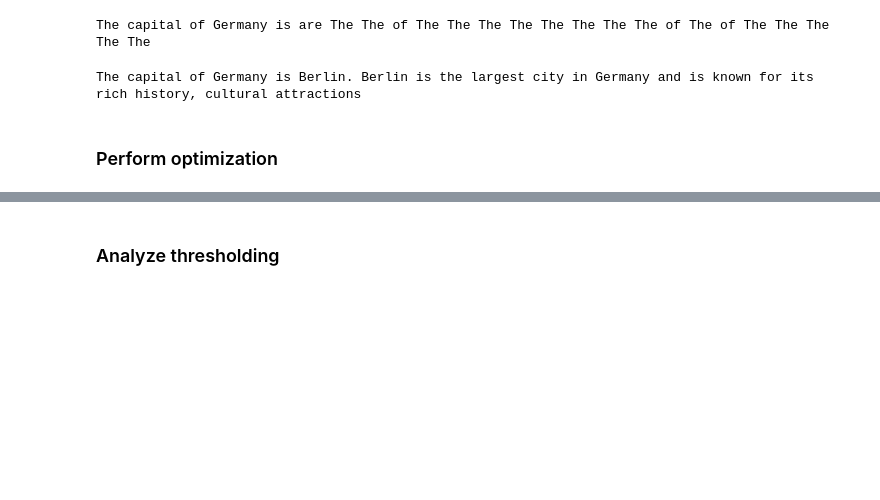
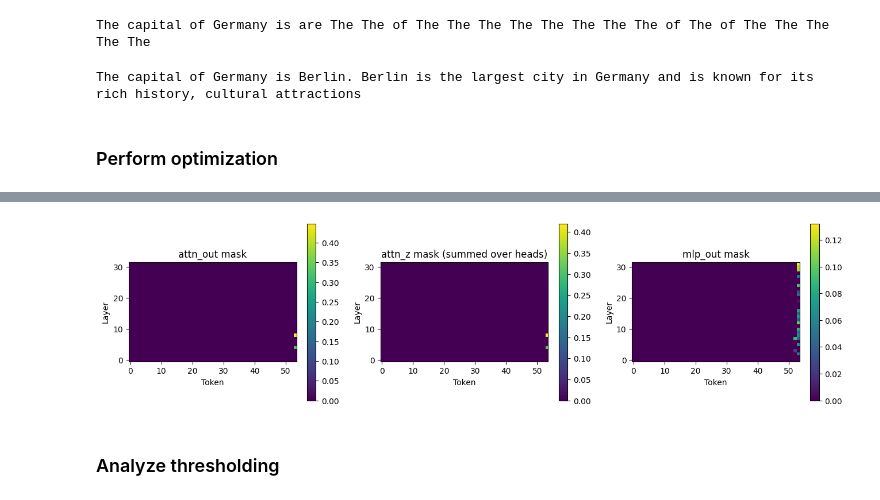
Before and after one commit to ed1d1a8d/prompt-injection-interp, a Jupyter notebook: notebooks/subnet-flow-proto.ipynb, the cells around one changed output, grey strips where cells are left out. Saved outputs shown, nothing was run; the diff lists cells and outputs as text; code cells hidden in the pictures; blank space fills up the shorter version.

```diff
--- a/notebooks/subnet-flow-proto.ipynb
+++ b/notebooks/subnet-flow-proto.ipynb
@@ -254,0 +244,16 @@ Rank 4. Logit: 19.03 Prob:  0.00% Tokens: ( 9517) |ennis|et|c|,|the|answer|
+# %%
+attn_mask = np.stack(
+    [mtf.masks[f"{i}_attn_out"].detach().cpu().numpy() for i in range(32)]
+)
+attn_z_mask = np.stack(
+    [mtf.masks[f"{i}_attn_z"].detach().cpu().numpy() for i in range(32)], axis=0
+)
+attn_pattern_mask = np.stack(
+    [mtf.masks[f"{i}_attn_pattern"].detach().cpu().numpy() for i in range(32)],
+)
+mlp_mask = np.stack(
+    [mtf.masks[f"{i}_mlp_out"].detach().cpu().numpy() for i in range(32)]
+)
+
+attn_z_mask *= (attn_mask > 0)[:, :, np.newaxis]
+attn_mask.shape, attn_z_mask.shape, attn_pattern_mask.shape, mlp_mask.shape
@@ -254,0 +262,62 @@ Rank 4. Logit: 19.03 Prob:  0.00% Tokens: ( 9517) |ennis|et|c|,|the|answer|
+# %%
+# Plot heatmap of attention mask
+tokenized_subprompt = "|".join(
+    mtf.tl_model.to_string(x)
+    for x in mtf.tl_model.to_tokens(prompt)[0, mtf.mask_start_idx :]
+)
+print(tokenized_subprompt)
+
+for layer_idx in range(32):
+    for token_idx in range(mtf.n_tokens):
+        for head_idx in range(mtf.tl_model.cfg.n_heads):
+            weight = attn_z_mask[layer_idx, token_idx, head_idx]
+            if weight > 0:
+                print(
+                    f"Layer {layer_idx},"
+                    f" head {head_idx},"
+                    f" token {token_idx}:"
+                    f" {weight=}"
+                )
+
+for layer_idx in range(32):
+    for head_idx in range(mtf.tl_model.cfg.n_heads):
+        for token_idx_q in range(mtf.n_tokens):
+            for token_idx_k in range(mtf.n_tokens):
+                weight = attn_pattern_mask[
+                    layer_idx, head_idx, token_idx_q, token_idx_k
+                ]
+                if weight > 0:
+                    print(
+                        f"Layer {layer_idx},"
+                        f" head {head_idx},"
+                        f" token_q {token_idx_q},"
+                        f" token_k {token_idx_k}:"
+                        f" {weight=}"
+                    )
+
+plt.figure(figsize=(16, 4))
+# plt.suptitle(tokenized_subprompt)
+
+plt.subplot(1, 3, 1)
+plt.imshow(attn_mask, origin="lower")
+plt.xlabel("Token")
+plt.ylabel("Layer")
+plt.colorbar()
+plt.title("attn_out mask")
+
+plt.subplot(1, 3, 2)
+plt.imshow(attn_z_mask.sum(axis=-1), origin="lower")
+plt.xlabel("Token")
+plt.ylabel("Layer")
+plt.colorbar()
+plt.title("attn_z mask (summed over heads)")
+
+plt.subplot(1, 3, 3)
+plt.imshow(mlp_mask, origin="lower")
+plt.xlabel("Token")
+plt.ylabel("Layer")
+plt.colorbar()
+plt.title("mlp_out mask")
+
+plt.show()
+# %% [output]
@@ -255,3 +333,4 @@ Rank 4. Logit: 19.03 Prob:  0.00% Tokens: ( 9517) |ennis|et|c|,|the|answer|
+[figure, added]
 # %% [markdown]
 ### Analyze thresholding
 # %%
```
Also changed, not shown: parts of 18 cells of this notebook.
